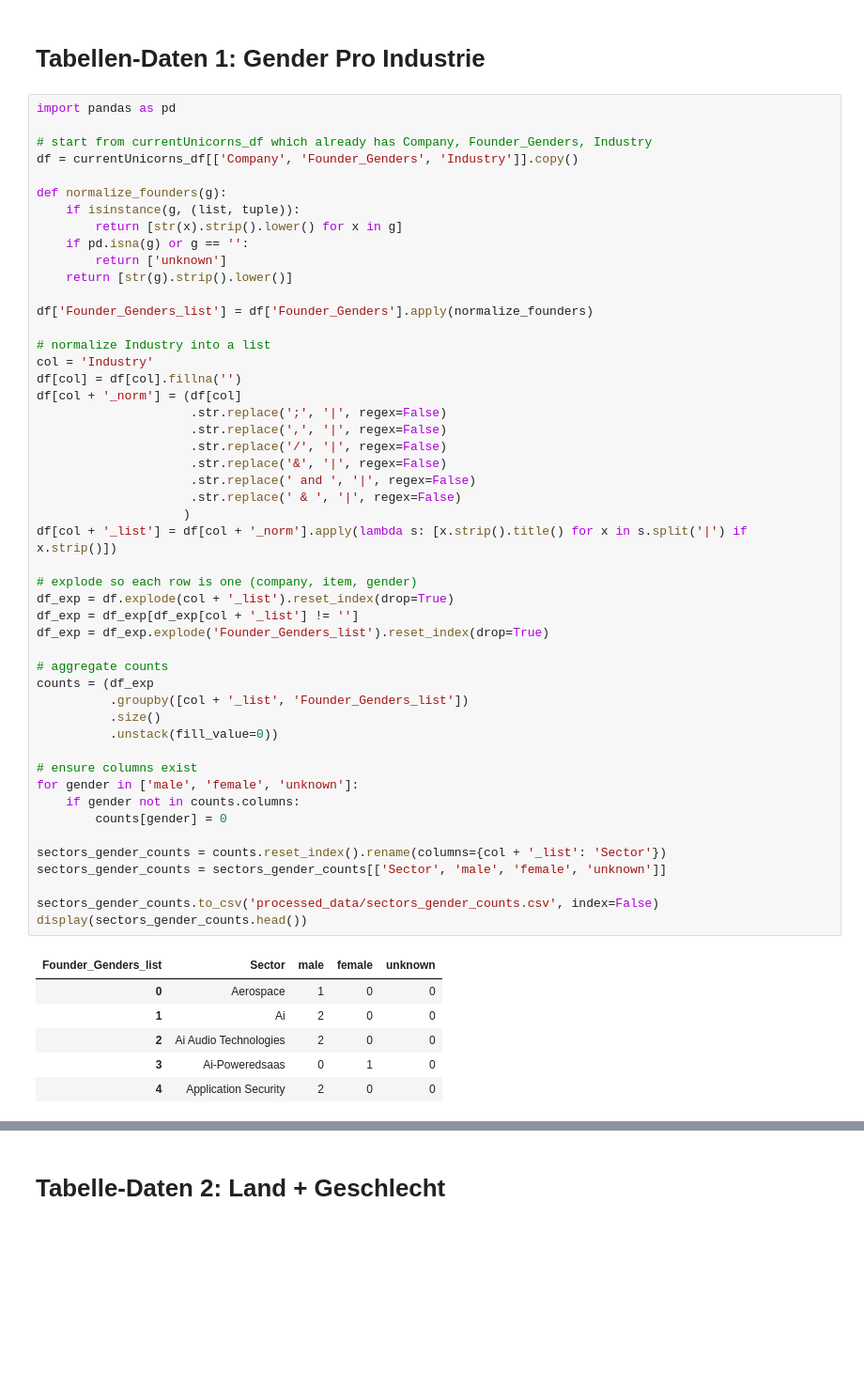
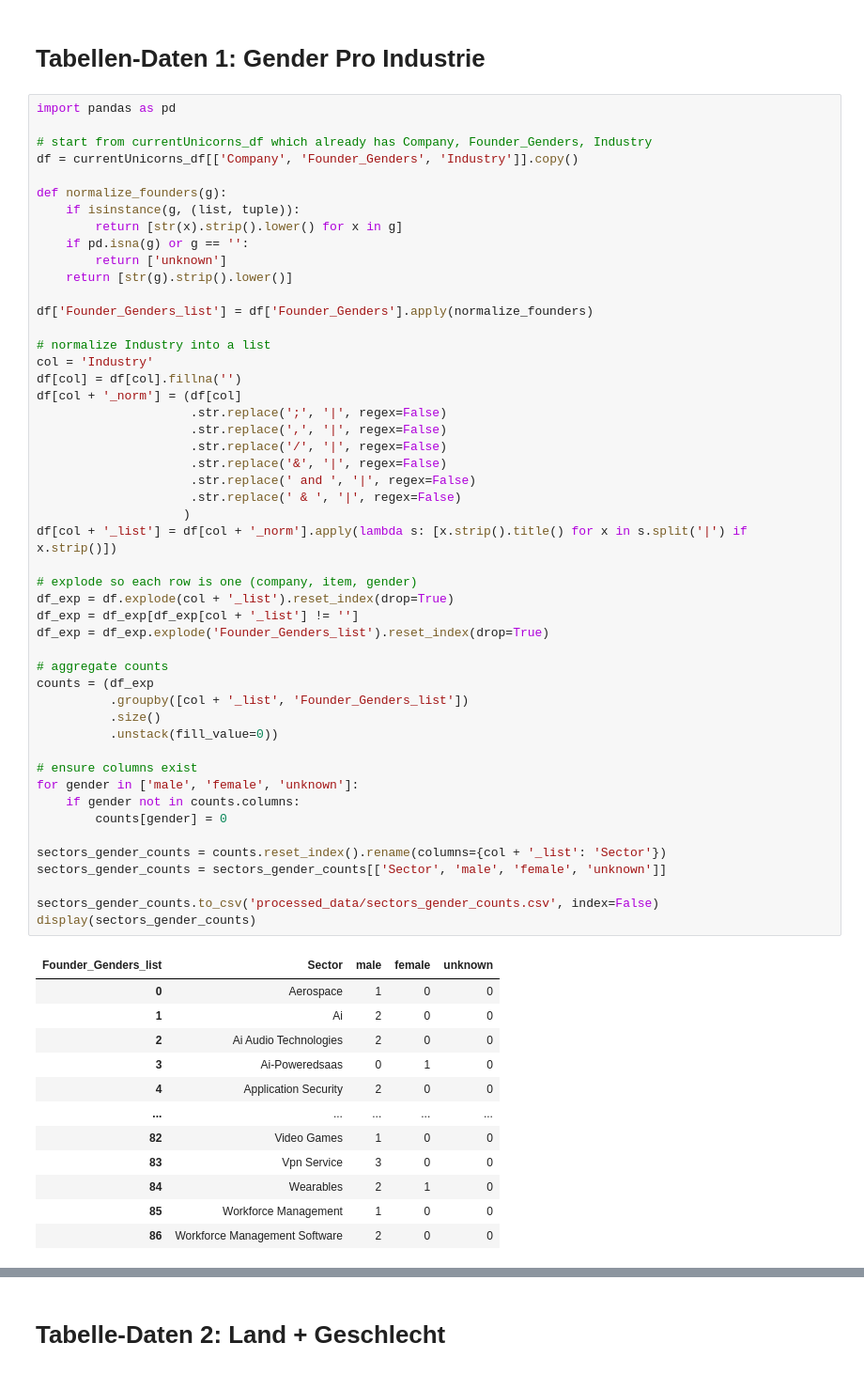
Before and after one commit to viktorpantushev/gender-aspekte-bei-unicorns, a Jupyter notebook: scrape_and_clean.ipynb, the cells around one changed output, grey strips where cells are left out. Shown at 94% size. Saved outputs shown, nothing was run; the diff lists cells and outputs as text; blank space fills up the shorter version.

```diff
--- a/scrape_and_clean.ipynb
+++ b/scrape_and_clean.ipynb
@@ -122,31 +139,37 @@ df[col + '_norm'] = (df[col]
                     )
 df[col + '_list'] = df[col + '_norm'].apply(lambda s: [x.strip().title() for x in s.split('|') if x.strip()])
 
 # explode so each row is one (company, item, gender)
 df_exp = df.explode(col + '_list').reset_index(drop=True)
 df_exp = df_exp[df_exp[col + '_list'] != '']
 df_exp = df_exp.explode('Founder_Genders_list').reset_index(drop=True)
 
 # aggregate counts
 counts = (df_exp
           .groupby([col + '_list', 'Founder_Genders_list'])
           .size()
           .unstack(fill_value=0))
 
 # ensure columns exist
 for gender in ['male', 'female', 'unknown']:
     if gender not in counts.columns:
         counts[gender] = 0
 
 sectors_gender_counts = counts.reset_index().rename(columns={col + '_list': 'Sector'})
 sectors_gender_counts = sectors_gender_counts[['Sector', 'male', 'female', 'unknown']]
 
 sectors_gender_counts.to_csv('processed_data/sectors_gender_counts.csv', index=False)
-display(sectors_gender_counts.head())
+display(sectors_gender_counts)
 # %% [output]
 | Founder_Genders_list | Sector | male | female | unknown |
 | 0 | Aerospace | 1 | 0 | 0 |
 | 1 | Ai | 2 | 0 | 0 |
 | 2 | Ai Audio Technologies | 2 | 0 | 0 |
 | 3 | Ai-Poweredsaas | 0 | 1 | 0 |
 | 4 | Application Security | 2 | 0 | 0 |
+| ... | ... | ... | ... | ... |
+| 82 | Video Games | 1 | 0 | 0 |
+| 83 | Vpn Service | 3 | 0 | 0 |
+| 84 | Wearables | 2 | 1 | 0 |
+| 85 | Workforce Management | 1 | 0 | 0 |
+| 86 | Workforce Management Software | 2 | 0 | 0 |
```
Also changed, not shown: parts of 8 cells of this notebook, 5 other files.
